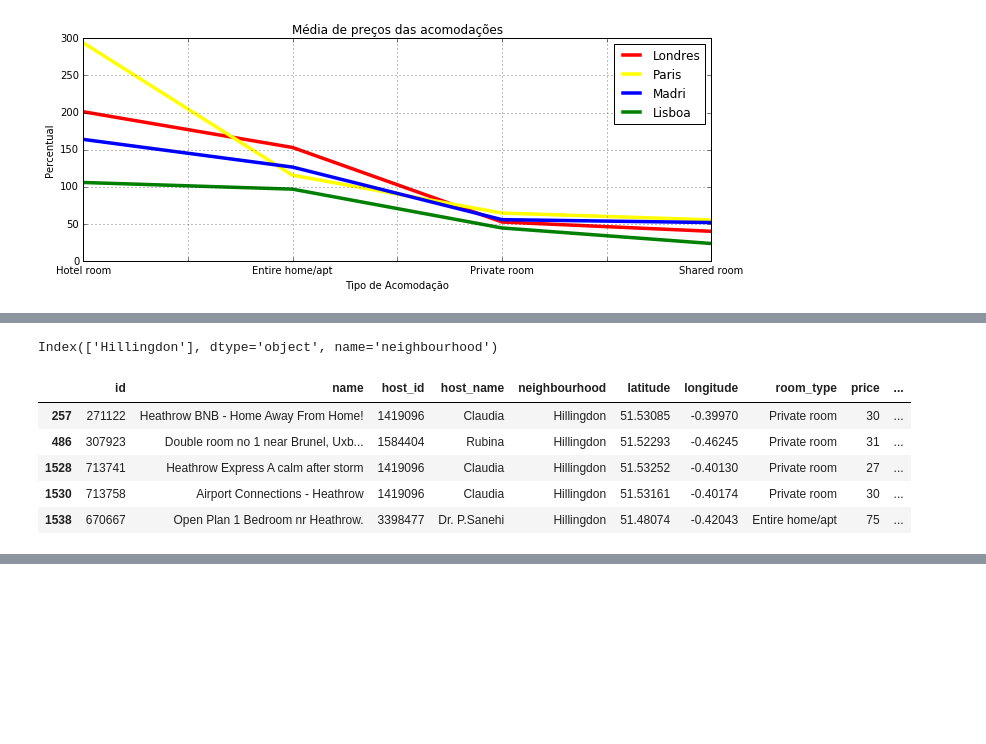
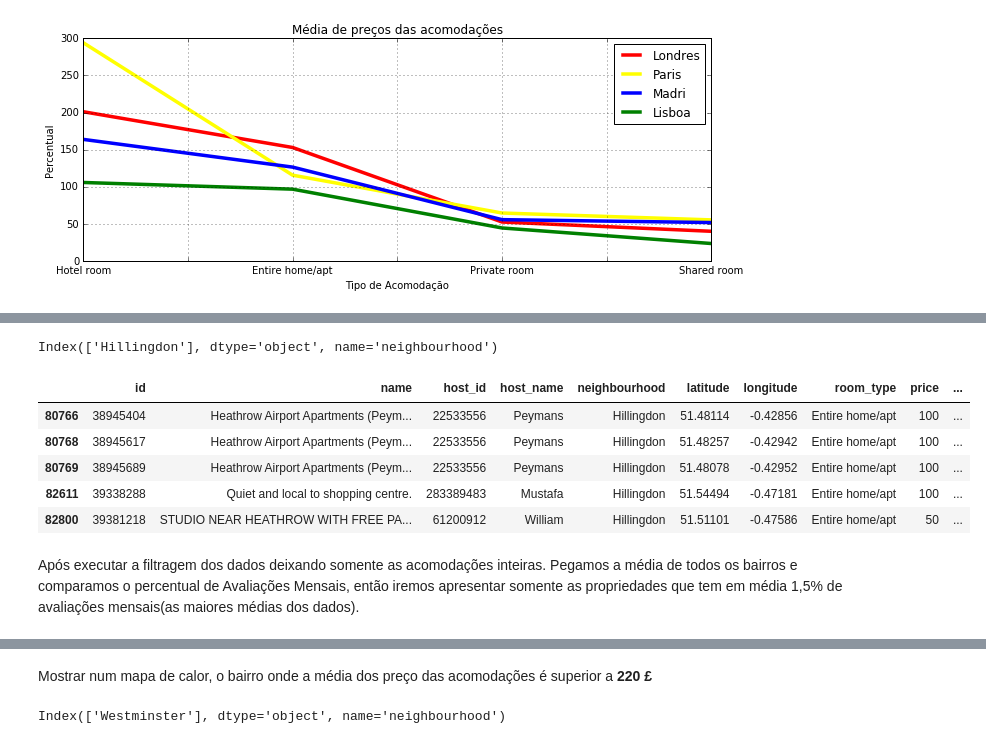
Before and after one commit to MaxGama/DataScience, a Jupyter notebook: BREXIT_Um_olhar_da_Ciencia_de_dados(Dados_AirBnB).ipynb, the cells around one changed output, grey strips where cells are left out. Cells and saved outputs as stored; diff of their text form; code cells hidden in the pictures; blank space fills up the shorter version.

```diff
--- a/BREXIT_Um_olhar_da_Ciencia_de_dados(Dados_AirBnB).ipynb
+++ b/BREXIT_Um_olhar_da_Ciencia_de_dados(Dados_AirBnB).ipynb
@@ -119,18 +246,23 @@ plt.tight_layout()
+# %%
+# Deixar no DataFrame apenas as Casas/Apartamentos
+df_londres = df_londres[df_londres.room_type == 'Entire home/apt']
 # %%
 # Filtrar somente as acomodações que tenham a média superior a 1.50% de Reviews por mês
 media_neighbourhood = df_londres.groupby('neighbourhood').mean()
 nomes_neighbourhood = media_neighbourhood[media_neighbourhood.reviews_per_month >= 1.50].index
 print(nomes_neighbourhood)
 df_londres_review = df_londres[df_londres['neighbourhood'].isin(nomes_neighbourhood)]
-df_londres_review.head(5)
+df_londres_review.tail(5)
 # %% [output]
 Index(['Hillingdon'], dtype='object', name='neighbourhood')
 |  | id | name | host_id | host_name | neighbourhood | latitude | longitude | room_type | price | ... |
-| 257 | 271122 | Heathrow BNB - Home Away From Home! | 1419096 | Claudia | Hillingdon | 51.53085 | -0.39970 | Private room | 30 | ... |
-| 486 | 307923 | Double room no 1 near Brunel, Uxb... | 1584404 | Rubina | Hillingdon | 51.52293 | -0.46245 | Private room | 31 | ... |
-| 1528 | 713741 | Heathrow Express A calm after storm | 1419096 | Claudia | Hillingdon | 51.53252 | -0.40130 | Private room | 27 | ... |
-| 1530 | 713758 | Airport Connections - Heathrow | 1419096 | Claudia | Hillingdon | 51.53161 | -0.40174 | Private room | 30 | ... |
-| 1538 | 670667 | Open Plan 1 Bedroom nr Heathrow. | 3398477 | Dr. P.Sanehi | Hillingdon | 51.48074 | -0.42043 | Entire home/apt | 75 | ... |
+| 80766 | 38945404 | Heathrow Airport Apartments (Peym... | 22533556 | Peymans | Hillingdon | 51.48114 | -0.42856 | Entire home/apt | 100 | ... |
+| 80768 | 38945617 | Heathrow Airport Apartments (Peym... | 22533556 | Peymans | Hillingdon | 51.48257 | -0.42942 | Entire home/apt | 100 | ... |
+| 80769 | 38945689 | Heathrow Airport Apartments (Peym... | 22533556 | Peymans | Hillingdon | 51.48078 | -0.42952 | Entire home/apt | 100 | ... |
+| 82611 | 39338288 | Quiet and local to shopping centre. | 283389483 | Mustafa | Hillingdon | 51.54494 | -0.47181 | Entire home/apt | 100 | ... |
+| 82800 | 39381218 | STUDIO NEAR HEATHROW WITH FREE PA... | 61200912 | William | Hillingdon | 51.51101 | -0.47586 | Entire home/apt | 50 | ... |
+# %% [markdown]
+Após executar a filtragem dos dados deixando somente as acomodações inteiras. Pegamos a média de todos os bairros e comparamos o percentual de Avaliações Mensais, então iremos apresentar somente as propriedades que tem em média 1,5% de avaliações mensais(as maiores médias dos dados).
 # %%
 # Criar um mapa com as marcações das acomodações
 latitude = df_londres_review.latitude.values
@@ -152,6 +284,17 @@ marker.add_to(mapa)
 mapa
 # %% [output]
 [interactive output not drawn]
+# %% [markdown]
+Mostrar num mapa de calor, o bairro onde a média dos preço das acomodações é superior a **220 £**
+# %%
+# Filtrar somente as acomodações que tenham a média superior a 1.50% de Reviews por mês
+media_neighbourhood = df_londres.groupby('neighbourhood').mean()
+nomes_neighbourhood = media_neighbourhood[media_neighbourhood.price >=220].index
+print(nomes_neighbourhood)
+df_londres_review = df_londres[df_londres['neighbourhood'].isin(nomes_neighbourhood)]
+# O bairro mais caro em média é: Westminster
+# %% [output]
+Index(['Westminster'], dtype='object', name='neighbourhood')
 # %%
 # Criar um mapa de calor com as acomidações
 latitude = df_londres_review.latitude.values
```
Also changed, not shown: parts of 13 cells of this notebook.
